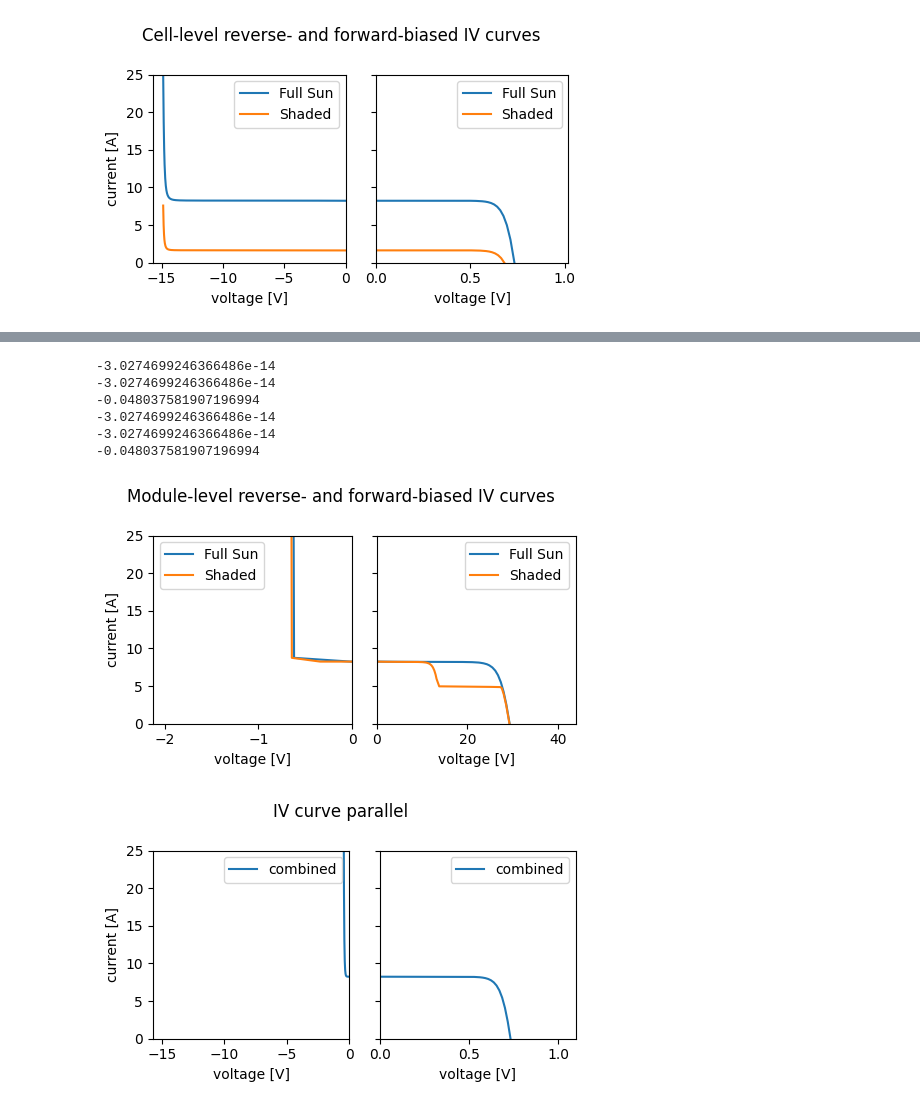
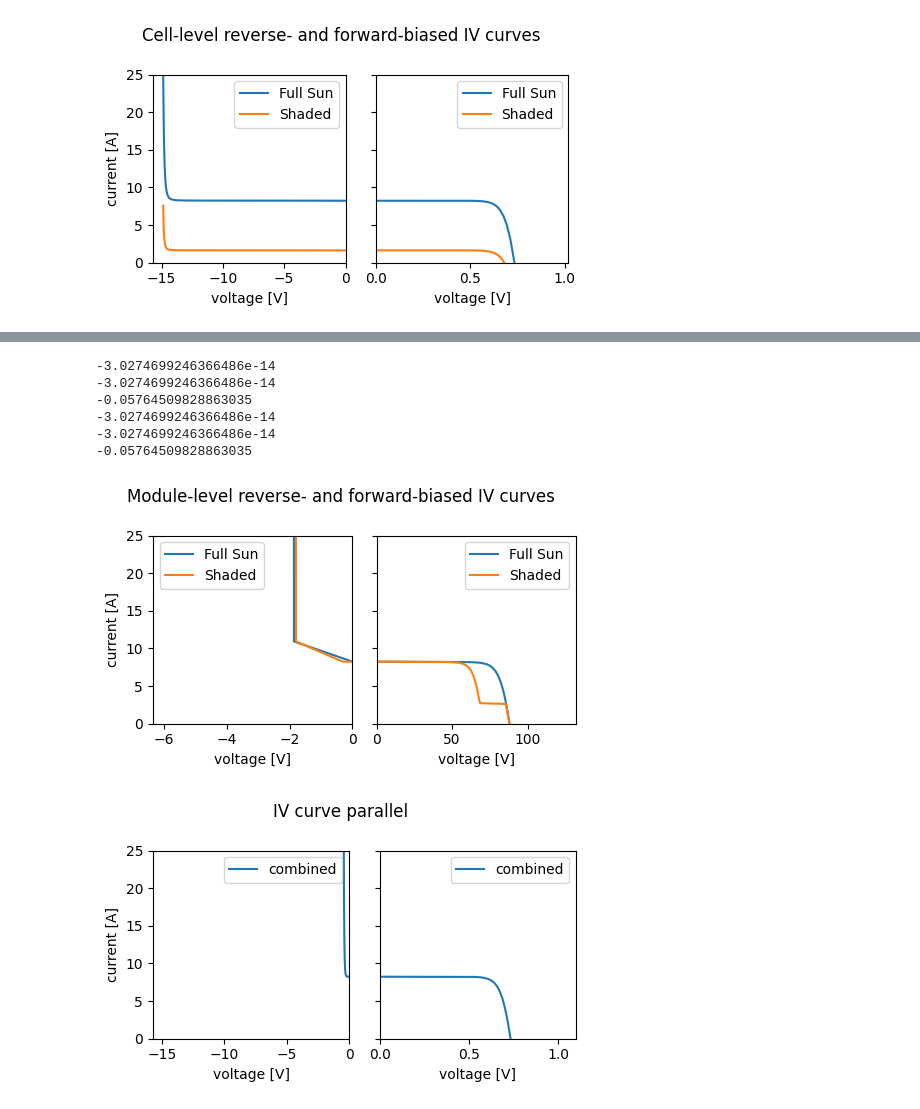
Before and after one commit to Snasgul/influence-trees-on-solar, a Jupyter notebook: pvlib-test.ipynb, the cells around one changed output, grey strips where cells are left out. Cells and saved outputs as stored; diff of their text form; code cells hidden in the pictures.

```diff
--- a/pvlib-test.ipynb
+++ b/pvlib-test.ipynb
@@ -162,6 +184,6 @@ def assemble_parallel(curves):
 # %%
-def simulate_module(cell_parameters, poa_direct, poa_diffuse, Tcell,
-                    shaded_fraction, cells_per_string=20, strings=3):
+def simulate_module_test(cell_parameters, poa_direct, poa_diffuse, Tcell,
+                    shaded_fraction, cells_per_string=24, strings=4):
     """
     Simulate the IV curve for a partially shaded module.
     The shade is assumed to be coming up from the bottom of the module when in
@@ -177,18 +199,18 @@ def simulate_module(cell_parameters, poa_direct, poa_diffuse, Tcell,
     # find the fraction of shade in the border row
     partial_shade_fraction = 1 - (shaded_fraction * nrow - nrow_full_shade)
 
-    df_lit = simulate_full_curve(
+    df_lit = simulate_full_curves(
         cell_parameters,
-        poa_diffuse + poa_direct,
-        Tcell)
-    df_partial = simulate_full_curve(
+        [poa_diffuse + poa_direct],
+        Tcell)[0]
+    df_partial = simulate_full_curves(
         cell_parameters,
-        poa_diffuse + partial_shade_fraction * poa_direct,
-        Tcell)
-    df_shaded = simulate_full_curve(
+        [poa_diffuse + partial_shade_fraction * poa_direct],
+        Tcell)[0]
+    df_shaded = simulate_full_curves(
         cell_parameters,
-        poa_diffuse,
-        Tcell)
+        [poa_diffuse],
+        Tcell)[0]
     # build a list of IV curves for a single column of cells (half a substring)
     include_partial_cell = (shaded_fraction < 1)
     half_substring_curves_shaded = (
@@ -206,6 +228,7 @@ def simulate_module(cell_parameters, poa_direct, poa_diffuse, Tcell,
     substring_curve_lit = assemble_serial(half_substring_curves_lit)
     substring_curve_lit['v'] *= 2
     full_substring_curve_lit = assemble_parallel([bypass_diode(), substring_curve_lit])  # turn half strings into whole strings
+    full_substring_curve_lit['v'] *= (strings - 1)
     #full_substring_curve_lit = full_substring_curve_lit['v'].clip(lower=-0.5)
 
     # no need to interpolate since we're just scaling voltage directly:
@@ -216,23 +263,23 @@ def simulate_module(cell_parameters, poa_direct, poa_diffuse, Tcell,
 # %%
 kwargs = {
     'cell_parameters': cell_parameters,
     'poa_direct': 800,
     'poa_diffuse': 200,
     'Tcell': 25
 }
-module_curve_full_sun = simulate_module(shaded_fraction=0, **kwargs)
-module_curve_shaded = simulate_module(shaded_fraction=0.05, **kwargs)
+module_curve_full_sun = simulate_module_test(shaded_fraction=0, **kwargs, strings=5)
+module_curve_shaded = simulate_module_test(shaded_fraction=0.07, **kwargs, strings=5)
 ax = plot_curves([module_curve_full_sun, module_curve_shaded],
                  labels=['Full Sun', 'Shaded'],
                  title='Module-level reverse- and forward-biased IV curves')
 # %% [output]
 -3.0274699246366486e-14
 -3.0274699246366486e-14
--0.048037581907196994
+-0.05764509828863035
 -3.0274699246366486e-14
 -3.0274699246366486e-14
--0.048037581907196994
+-0.05764509828863035
-[figure, old version]
+[figure, new version]
 # %%
 combined_parallel = assemble_parallel([sk_diode, cell_curve_full_sun])
 
```
Also changed, not shown: parts of 5 cells of this notebook.
